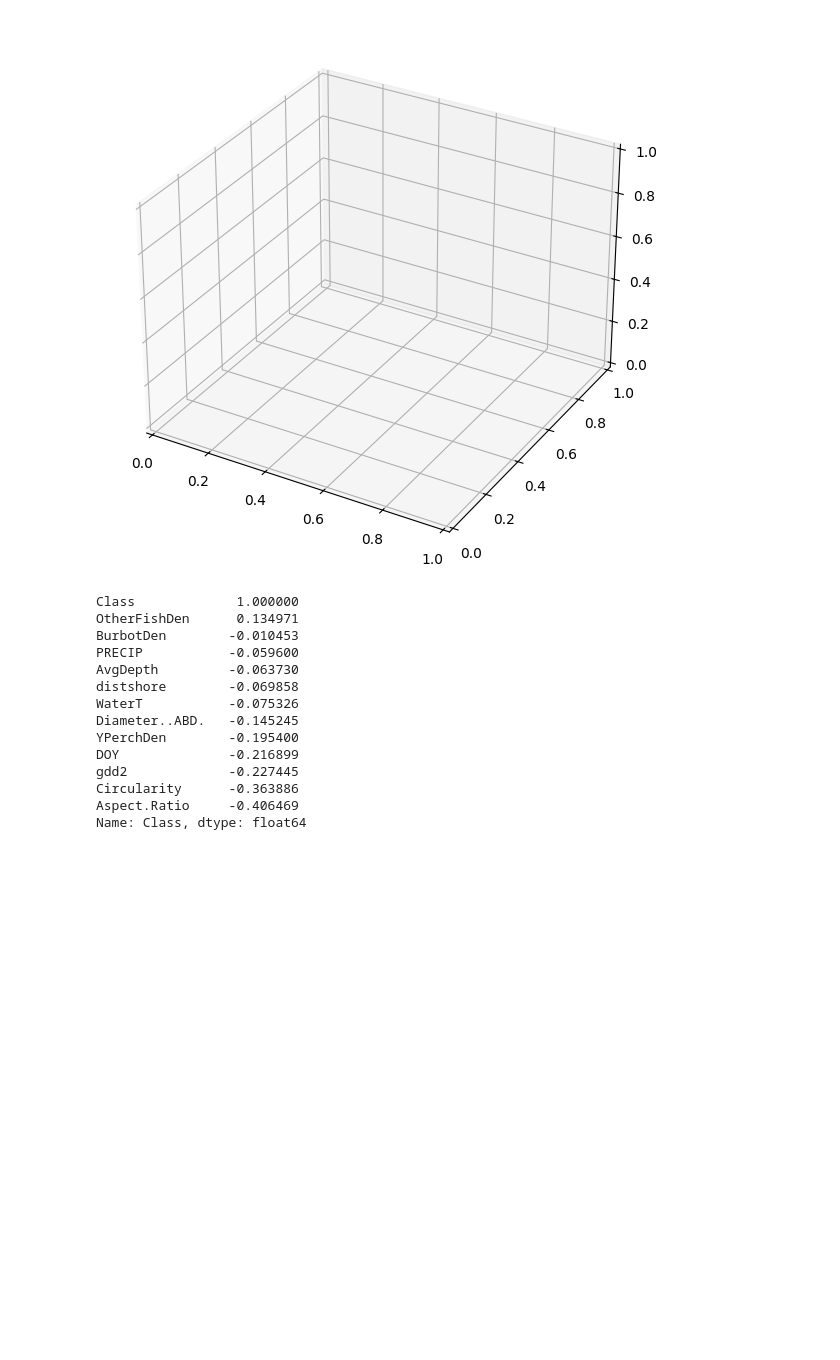
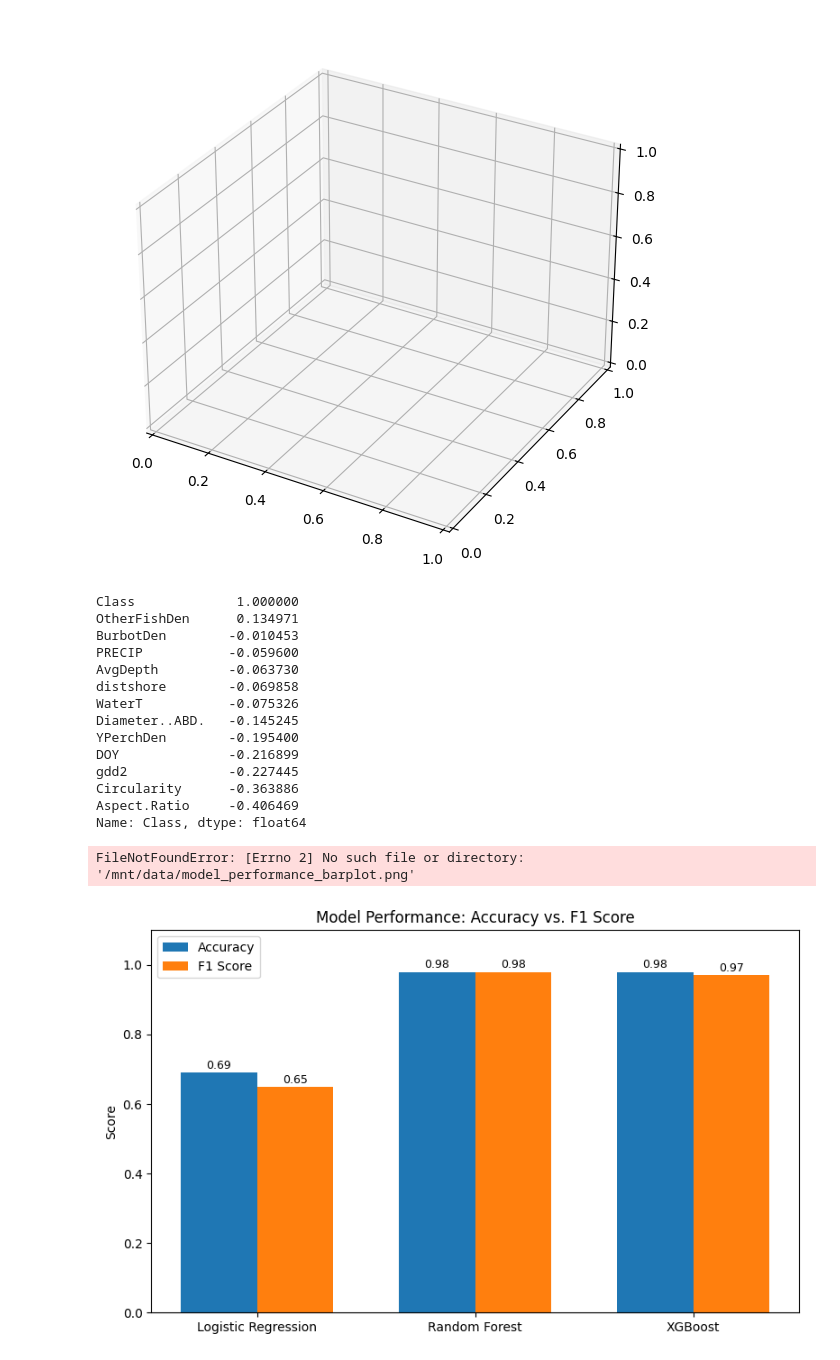
Before and after one commit to DaihaoWu/STA2453, a Jupyter notebook: Modelling/Random_Forest.ipynb, the cells around one changed output. Saved outputs shown, nothing was run; the diff lists cells and outputs as text; code cells hidden in the pictures; blank space fills up the shorter version.

```diff
--- a/Modelling/Random_Forest.ipynb
+++ b/Modelling/Random_Forest.ipynb
@@ -455,3 +505,44 @@ gdd2             -0.227445
 Circularity      -0.363886
 Aspect.Ratio     -0.406469
 Name: Class, dtype: float64
+# %%
+import matplotlib.pyplot as plt
+
+# Define model names and corresponding performance metrics
+models = ["Logistic Regression", "Random Forest", "XGBoost"]
+accuracy = [0.69, 0.98, 0.98]
+f1_score = [0.65, 0.98, 0.97]
+
+# Create bar plots
+x = range(len(models))
+bar_width = 0.35
+
+fig, ax = plt.subplots(figsize=(8, 5))
+acc_bars = ax.bar([i - bar_width / 2 for i in x], accuracy, width=bar_width, label='Accuracy')
+f1_bars = ax.bar([i + bar_width / 2 for i in x], f1_score, width=bar_width, label='F1 Score')
+
+# Labels and formatting
+ax.set_ylabel('Score')
+ax.set_title('Model Performance: Accuracy vs. F1 Score')
+ax.set_xticks(x)
+ax.set_xticklabels(models)
+ax.set_ylim(0, 1.1)
+ax.legend()
+
+# Annotate bar heights
+for bars in [acc_bars, f1_bars]:
+    for bar in bars:
+        height = bar.get_height()
+        ax.annotate(f'{height:.2f}', xy=(bar.get_x() + bar.get_width() / 2, height),
+                    xytext=(0, 3), textcoords='offset points', ha='center', fontsize=9)
+
+# Save plot
+plot_path = "/mnt/data/model_performance_barplot.png"
+plt.tight_layout()
+plt.savefig(plot_path)
+plt.close()
+
+plot_path
+# %% [output]
+FileNotFoundError: [Errno 2] No such file or directory: '/mnt/data/model_performance_barplot.png'
+[figure, added]
```
Also changed, not shown: parts of 3 cells of this notebook, 4 other files.
